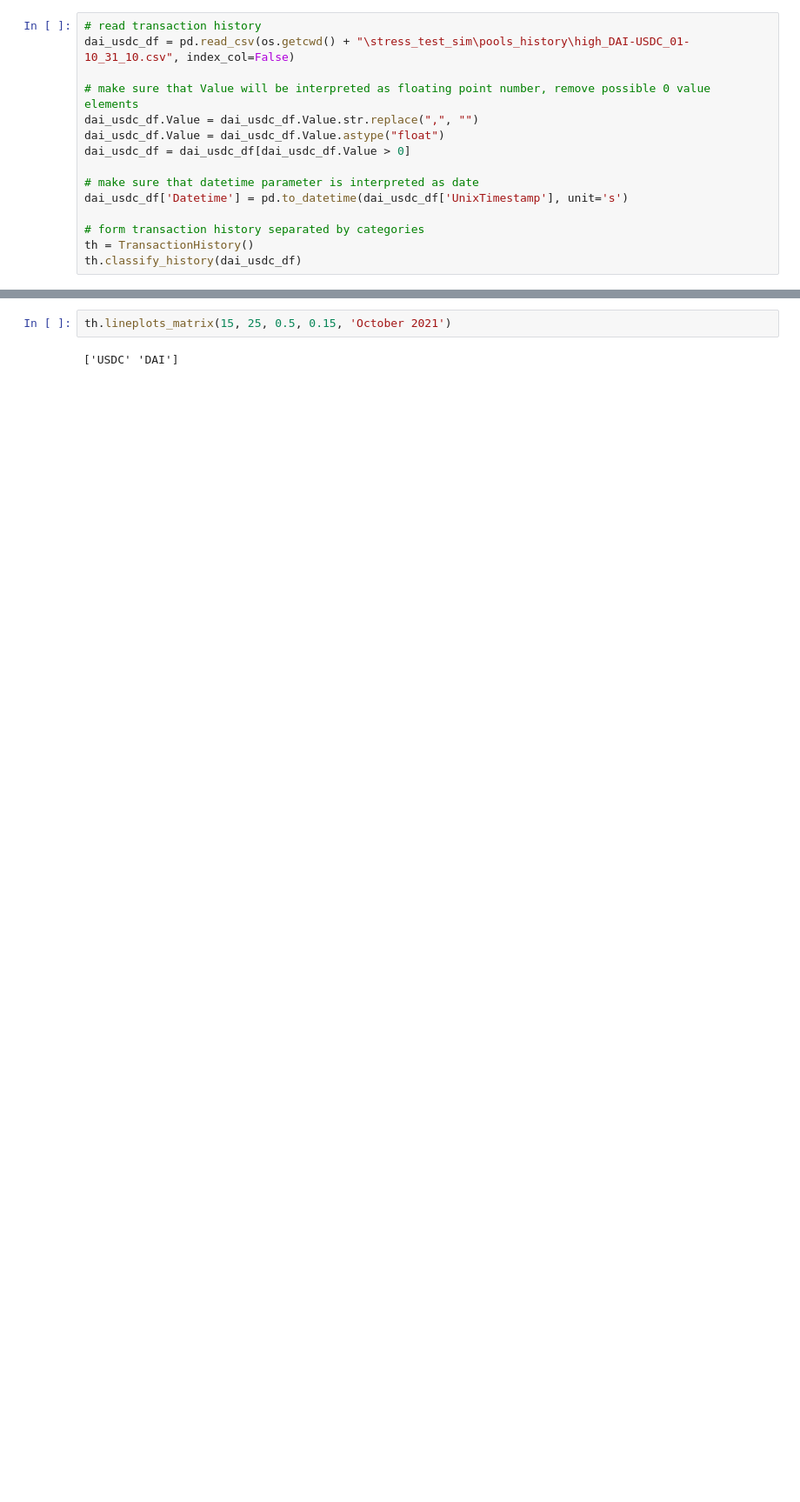
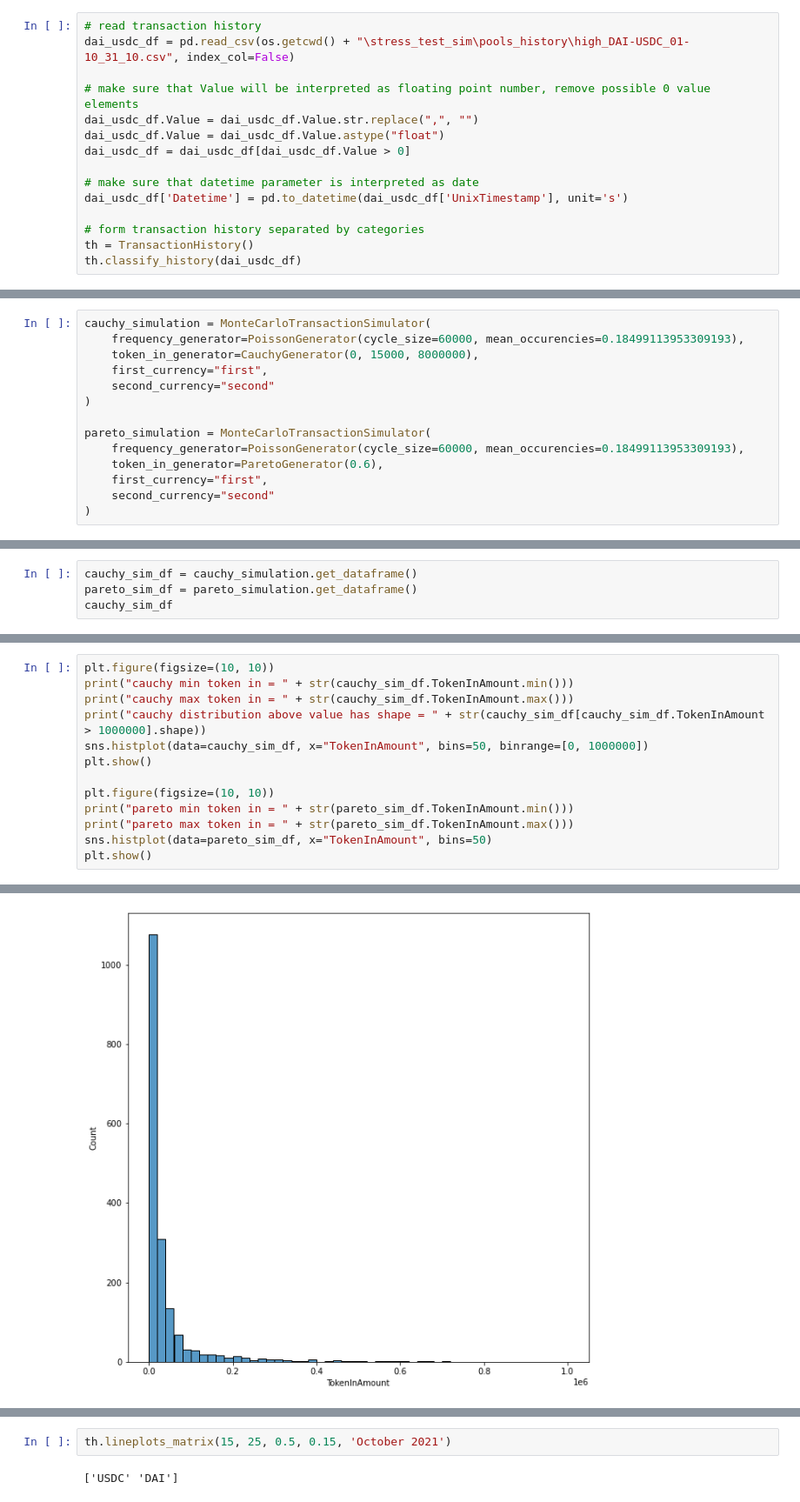
Before and after one commit to IX-Swap/data-science, a Jupyter notebook: pools_history/general_pools_analysis.ipynb, the cells around one changed output, grey strips where cells are left out. Shown at 87% size. Drawn from its saved outputs; the diff is of its cells as text; blank space fills up the shorter version.

Commit message:
pools analysis, initial cauchy parameters tuner

```diff
--- a/pools_history/general_pools_analysis.ipynb
+++ b/pools_history/general_pools_analysis.ipynb
@@ -439,0 +881,14 @@ th.classify_history(dai_usdc_df)
+# %%
+cauchy_simulation = MonteCarloTransactionSimulator(
+    frequency_generator=PoissonGenerator(cycle_size=60000, mean_occurencies=0.18499113953309193),
+    token_in_generator=CauchyGenerator(0, 15000, 8000000),
+    first_currency="first",
+    second_currency="second"
+)
+
+pareto_simulation = MonteCarloTransactionSimulator(
+    frequency_generator=PoissonGenerator(cycle_size=60000, mean_occurencies=0.18499113953309193),
+    token_in_generator=ParetoGenerator(0.6),
+    first_currency="first",
+    second_currency="second"
+)
@@ -439,0 +901,4 @@ th.classify_history(dai_usdc_df)
+# %%
+cauchy_sim_df = cauchy_simulation.get_dataframe()
+pareto_sim_df = pareto_simulation.get_dataframe()
+cauchy_sim_df
@@ -439,0 +919,14 @@ th.classify_history(dai_usdc_df)
+# %%
+plt.figure(figsize=(10, 10))
+print("cauchy min token in = " + str(cauchy_sim_df.TokenInAmount.min()))
+print("cauchy max token in = " + str(cauchy_sim_df.TokenInAmount.max()))
+print("cauchy distribution above value has shape = " + str(cauchy_sim_df[cauchy_sim_df.TokenInAmount > 1000000].shape))
+sns.histplot(data=cauchy_sim_df, x="TokenInAmount", bins=50, binrange=[0, 1000000])
+plt.show()
+
+plt.figure(figsize=(10, 10))
+print("pareto min token in = " + str(pareto_sim_df.TokenInAmount.min()))
+print("pareto max token in = " + str(pareto_sim_df.TokenInAmount.max()))
+sns.histplot(data=pareto_sim_df, x="TokenInAmount", bins=50)
+plt.show()
+# %% [output]
@@ -439,0 +936 @@ th.classify_history(dai_usdc_df)
+[figure, added]
```
Also changed, not shown: parts of 28 cells of this notebook.
